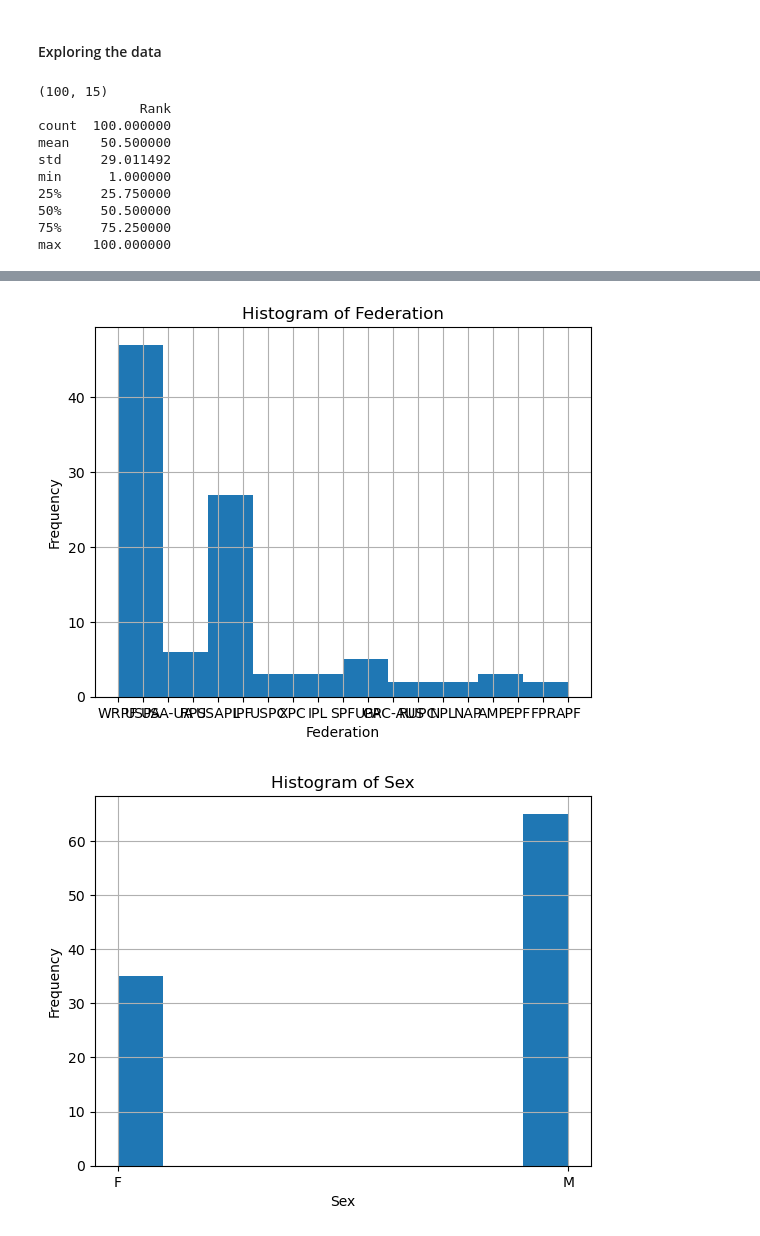
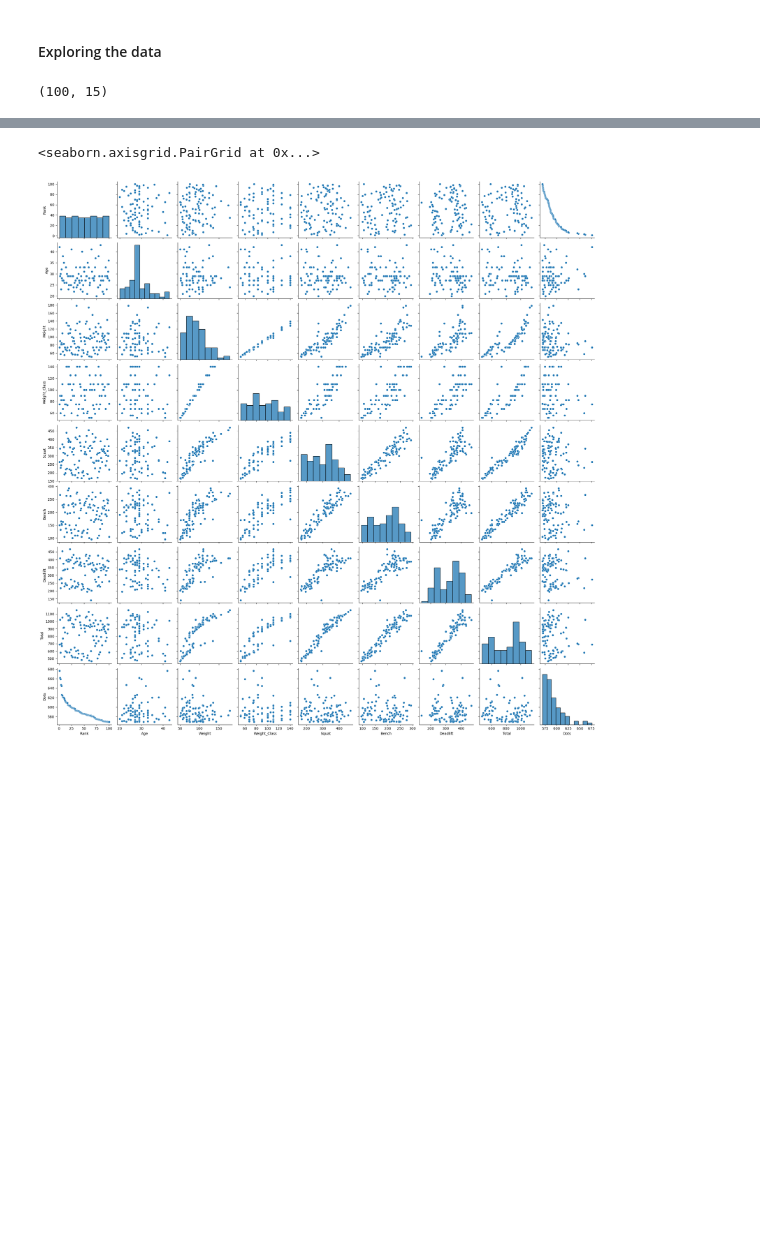
Before and after one commit to adamFittlerGit/openpowerlifting_datascience, a Jupyter notebook: opds.ipynb, the cells around one changed output, grey strips where cells are left out. Drawn from its saved outputs; the diff is of its cells as text; code cells hidden in the pictures; blank space fills up the shorter version.

Commit message:
Added in pairplot properly

```diff
--- a/opds.ipynb
+++ b/opds.ipynb
@@ -73,7 +75,17 @@ op_df.head(10)
 # As we can see there are a few repeating and redundant rows lets remove them
 op_df.drop(['Name2', 'ID', 'Tnstagram', 'Textcolor', 'Country', 'Location', 'Country2', 'Region', 'Fed-version'], axis=1, inplace=True)
 
+# I have also jsut realsied that a lot of the data is technically in string form still so I will convet it to numerical data for an easier time graphing thing
+op_df['Squat'] = pd.to_numeric(op_df['Squat'], errors='coerce')
+op_df['Bench'] = pd.to_numeric(op_df['Bench'], errors='coerce')
+op_df['Deadlift'] = pd.to_numeric(op_df['Deadlift'], errors='coerce')
+op_df['Total'] = pd.to_numeric(op_df['Total'], errors='coerce')
+op_df['Dots'] = pd.to_numeric(op_df['Dots'], errors='coerce')
+op_df['Weight'] = pd.to_numeric(op_df['Weight'], errors='coerce')
+op_df['Age'] = pd.to_numeric(op_df['Age'], errors='coerce')
+op_df['Weight_Class'] = pd.to_numeric(op_df['Weight_Class'], errors='coerce')
+
 # Gaze at sexy cleansed data (It looks so much better now)
-op_df.head(10)
+display(op_df.head(10))
 # %% [output]
 |  | Rank | Name | Federation | Date | Sex | Equiptment | Age | Age_Class | Weight | Weight_Class | ... |
@@ -93,25 +105,9 @@ op_df.head(10)
 # Lets learn a little more about our dataset
 print(op_df.shape)
 # Cool so we know that we have the top 100 raw lifters in the world by dots score!!!
-print(op_df.describe())
+display(op_df.describe())
 # Sweet seems about right, lets do some data visualisations now!!!!!
-hist_cols = ['Federation', 'Sex', 'Age', 'Weight', 'Squat', 'Bench', 'Deadlift', 'Total', 'Dots' ]
-for column in hist_cols:
-    plt.figure()
-    plt.hist(op_df[column], bins=10)  # Adjust the number of bins as needed
-    plt.title(f'Histogram of {column}')
-    plt.xlabel(column)
-    plt.ylabel('Frequency')
-    plt.grid(True)
-    plt.show()
+# Now lets make some pairplots with our new sexy data!
+display(sns.pairplot(op_df))
 # %% [output]
 (100, 15)
-             Rank
-count  100.000000
-mean    50.500000
-std     29.011492
-min      1.000000
-25%     25.750000
-50%     50.500000
-75%     75.250000
-max    100.000000
@@ -118,2 +123,2 @@ max    100.000000
+<seaborn.axisgrid.PairGrid at 0x...>
-[figure, old version]
+[figure, new version]
-[figure, removed]
```
Also changed, not shown: parts of 7 cells of this notebook.
